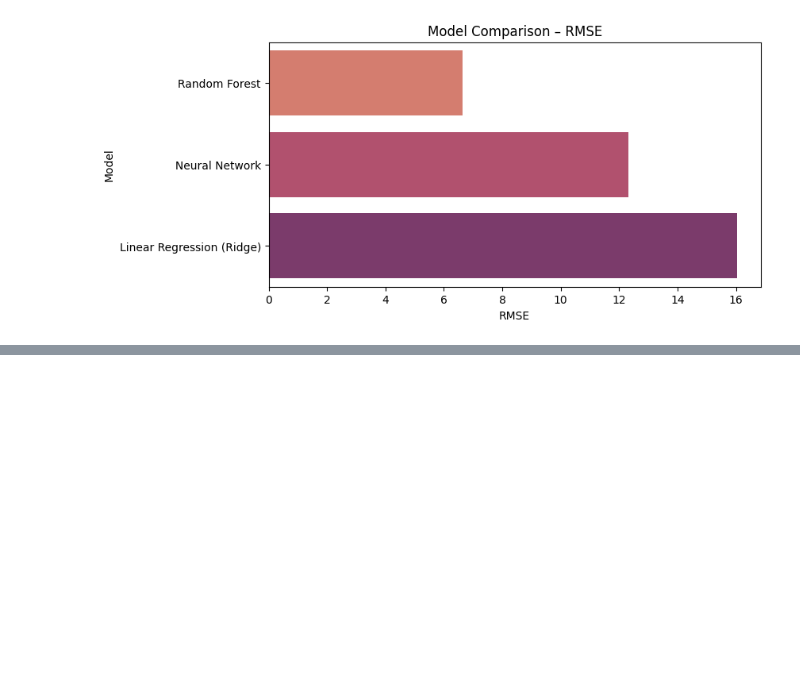
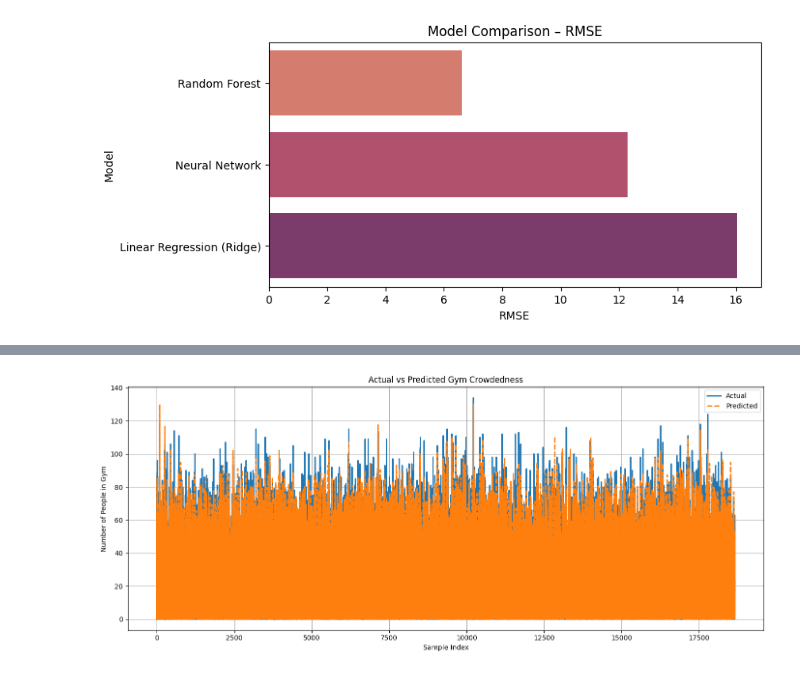
Before and after one commit to bradencruzzz/gym-crowdedness-kaggle-CAPS, a Jupyter notebook: gym-crowdedness-prediction.ipynb, the cells around one changed output, grey strips where cells are left out. Drawn from its saved outputs; the diff is of its cells as text; code cells hidden in the pictures; blank space fills up the shorter version.

Commit message:
Kaggle Notebook | Gym Crowdedness Prediction | Version 2

```diff
--- a/gym-crowdedness-prediction.ipynb
+++ b/gym-crowdedness-prediction.ipynb
@@ -272,0 +273,17 @@ for name, model in models.items():
+# %%
+model = models['     Random Forest']
+y_pred = model.predict(X_test)
+
+# Line chart: Actual vs Predicted
+plt.figure(figsize=(14, 6))
+plt.plot(y_test.reset_index(drop=True), label='Actual', linewidth=2)
+plt.plot(y_pred, label='Predicted', linewidth=2, linestyle='--')
+plt.title("Actual vs Predicted Gym Crowdedness")
+plt.xlabel("Sample Index")  # where sample index is prediction row number
+plt.ylabel("Number of People in Gym")
+plt.legend()
+plt.grid(True)
+plt.tight_layout()
+plt.show()
+# %% [output]
+[figure, added]
```
Also changed, not shown: parts of 6 cells of this notebook.
